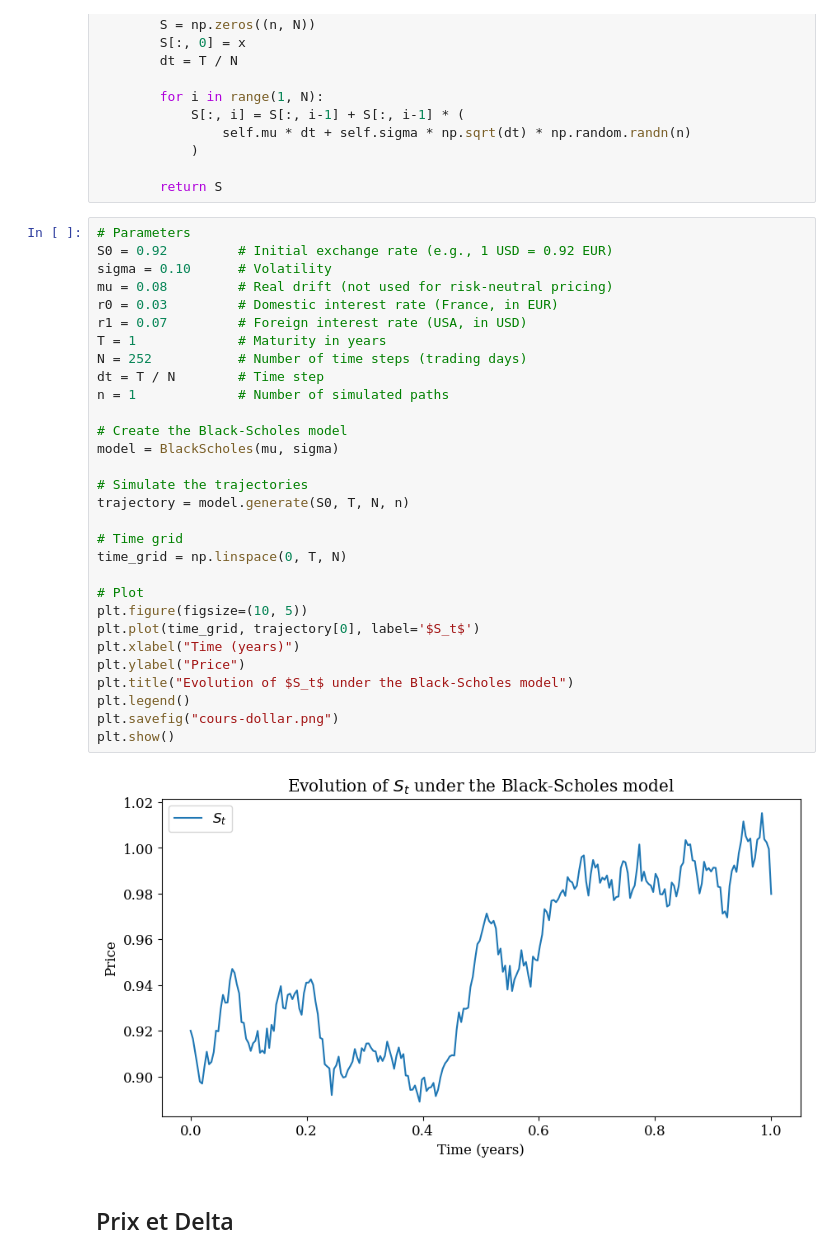
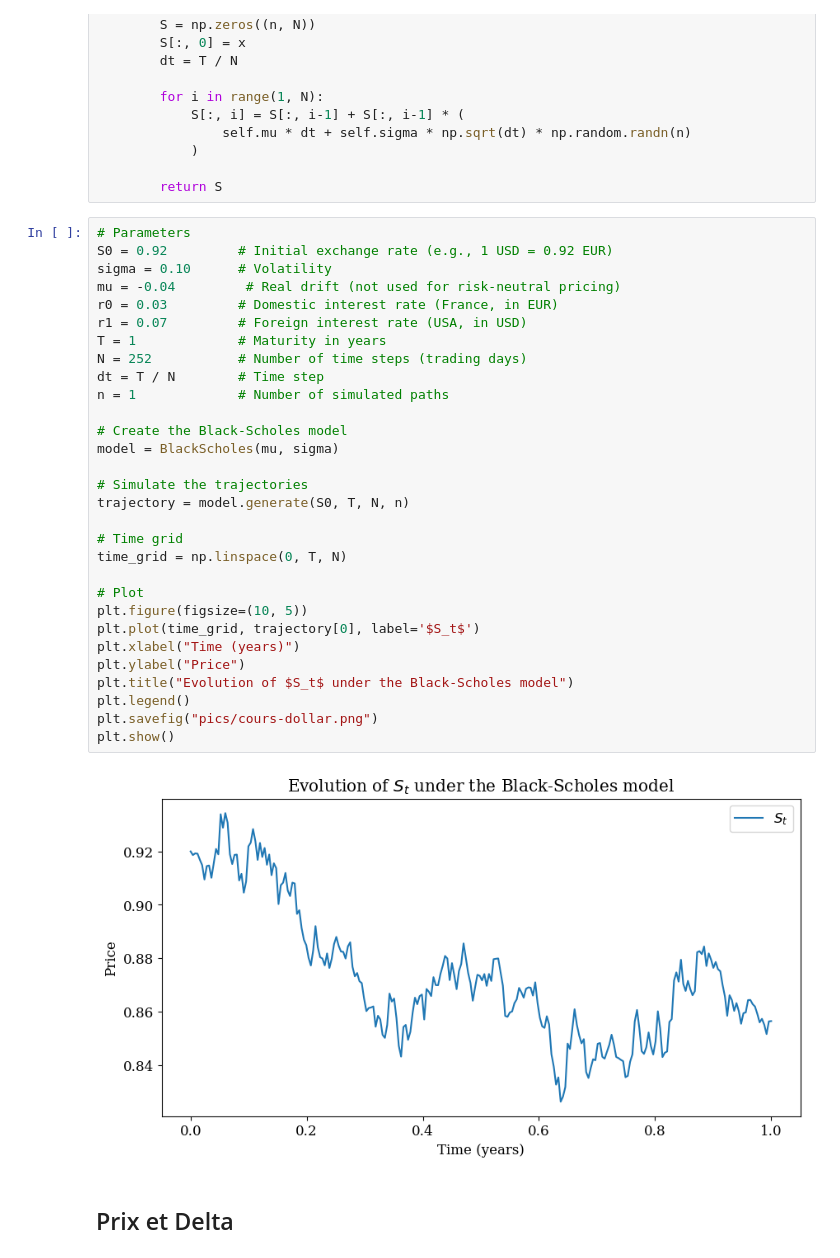
Before and after one commit to maxence2508/options-sur-devises, a Jupyter notebook: options-sur-devises.ipynb, the cells around one changed output. Cells and saved outputs as stored; diff of their text form.

```diff
--- a/options-sur-devises.ipynb
+++ b/options-sur-devises.ipynb
@@ -57,35 +57,35 @@ class BlackScholes:
 # %%
 # Parameters
 S0 = 0.92         # Initial exchange rate (e.g., 1 USD = 0.92 EUR)
 sigma = 0.10      # Volatility
-mu = 0.08         # Real drift (not used for risk-neutral pricing)
+mu = -0.04         # Real drift (not used for risk-neutral pricing)
 r0 = 0.03         # Domestic interest rate (France, in EUR)
 r1 = 0.07         # Foreign interest rate (USA, in USD)
 T = 1             # Maturity in years
 N = 252           # Number of time steps (trading days)
 dt = T / N        # Time step
 n = 1             # Number of simulated paths
 
 # Create the Black-Scholes model
 model = BlackScholes(mu, sigma)
 
 # Simulate the trajectories
 trajectory = model.generate(S0, T, N, n)
 
 # Time grid
 time_grid = np.linspace(0, T, N)
 
 # Plot
 plt.figure(figsize=(10, 5))
 plt.plot(time_grid, trajectory[0], label='$S_t$')
 plt.xlabel("Time (years)")
 plt.ylabel("Price")
 plt.title("Evolution of $S_t$ under the Black-Scholes model")
 plt.legend()
-plt.savefig("cours-dollar.png")
+plt.savefig("pics/cours-dollar.png")
 plt.show()
 # %% [output]
-[figure, old version]
+[figure, new version]
 # %% [markdown]
 ## Prix et Delta
 # %%
```
Also changed, not shown: parts of 28 cells of this notebook, 20 other files.
